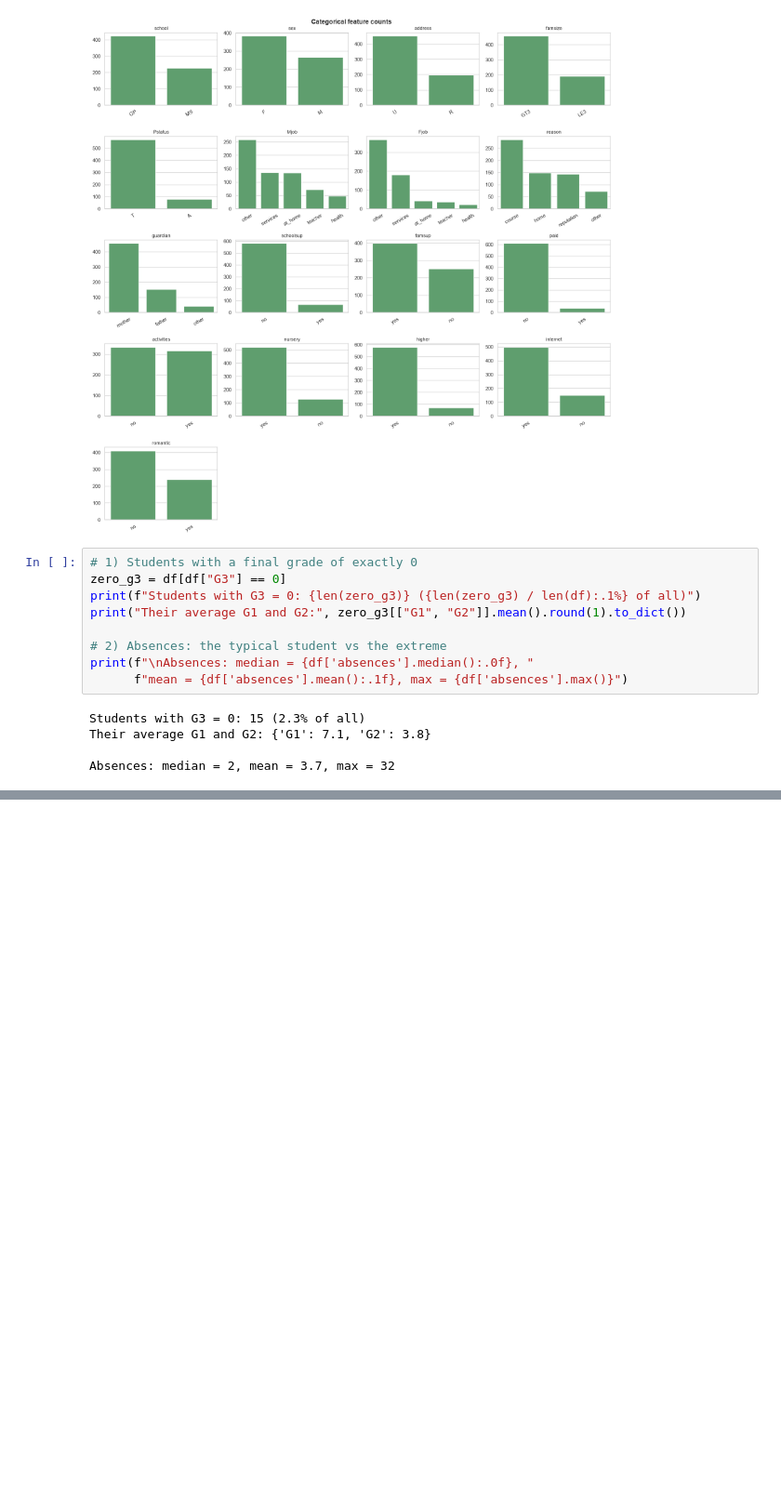
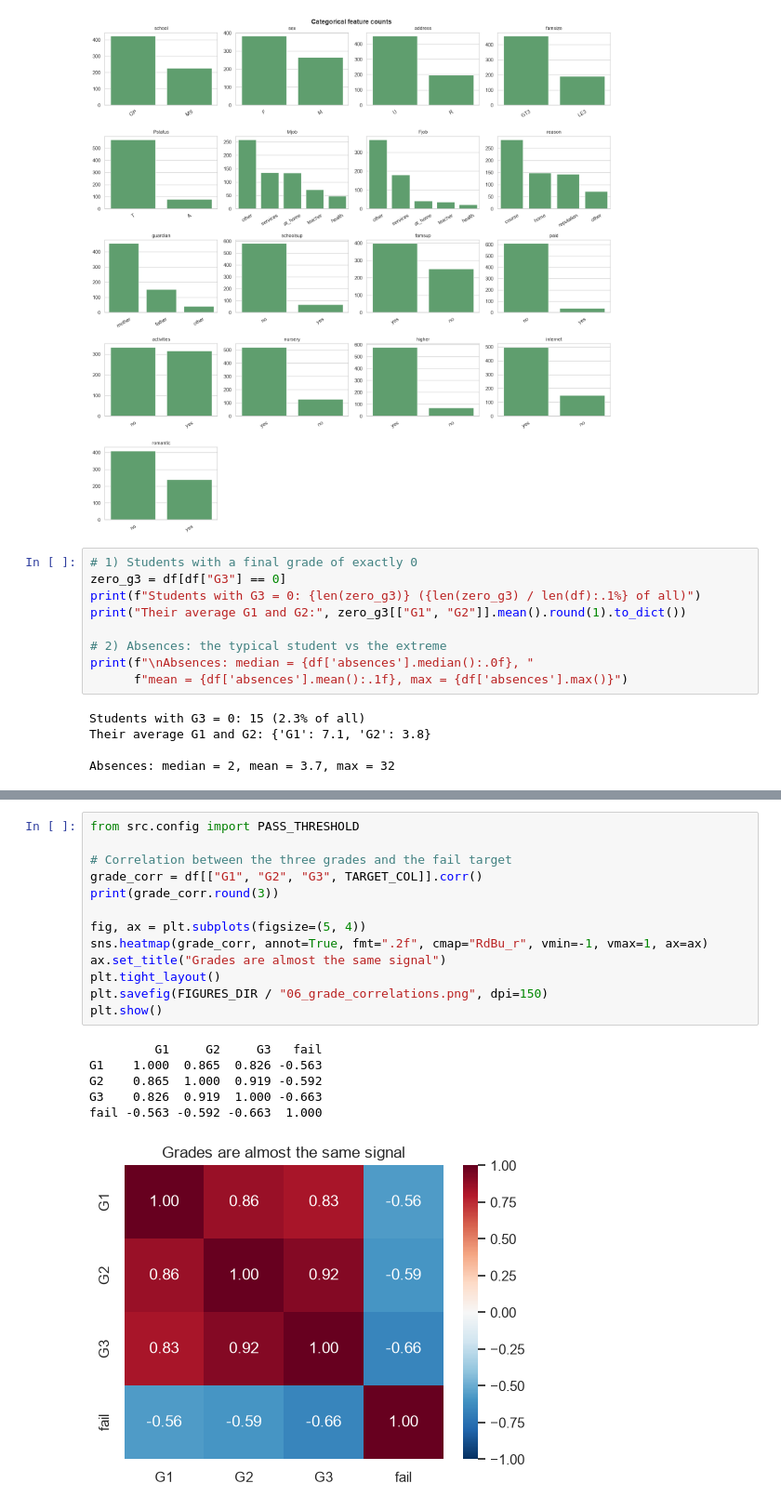
Before and after one commit to abdullahqureshi6687-dotcom/student-early-warning, a Jupyter notebook: notebooks/01_eda.ipynb, the cells around one changed output, grey strips where cells are left out. Shown at 93% size. Drawn from its saved outputs; the diff is of its cells as text; blank space fills up the shorter version.

```diff
--- a/notebooks/01_eda.ipynb
+++ b/notebooks/01_eda.ipynb
@@ -139,0 +246,20 @@ Absences: median = 2, mean = 3.7, max = 32
+# %%
+from src.config import PASS_THRESHOLD
+
+# Correlation between the three grades and the fail target
+grade_corr = df[["G1", "G2", "G3", TARGET_COL]].corr()
+print(grade_corr.round(3))
+
+fig, ax = plt.subplots(figsize=(5, 4))
+sns.heatmap(grade_corr, annot=True, fmt=".2f", cmap="RdBu_r", vmin=-1, vmax=1, ax=ax)
+ax.set_title("Grades are almost the same signal")
+plt.tight_layout()
+plt.savefig(FIGURES_DIR / "06_grade_correlations.png", dpi=150)
+plt.show()
+# %% [output]
+         G1     G2     G3   fail
+G1    1.000  0.865  0.826 -0.563
+G2    0.865  1.000  0.919 -0.592
+G3    0.826  0.919  1.000 -0.663
+fail -0.563 -0.592 -0.663  1.000
+[figure, added]
```
Also changed, not shown: parts of 6 cells of this notebook.
